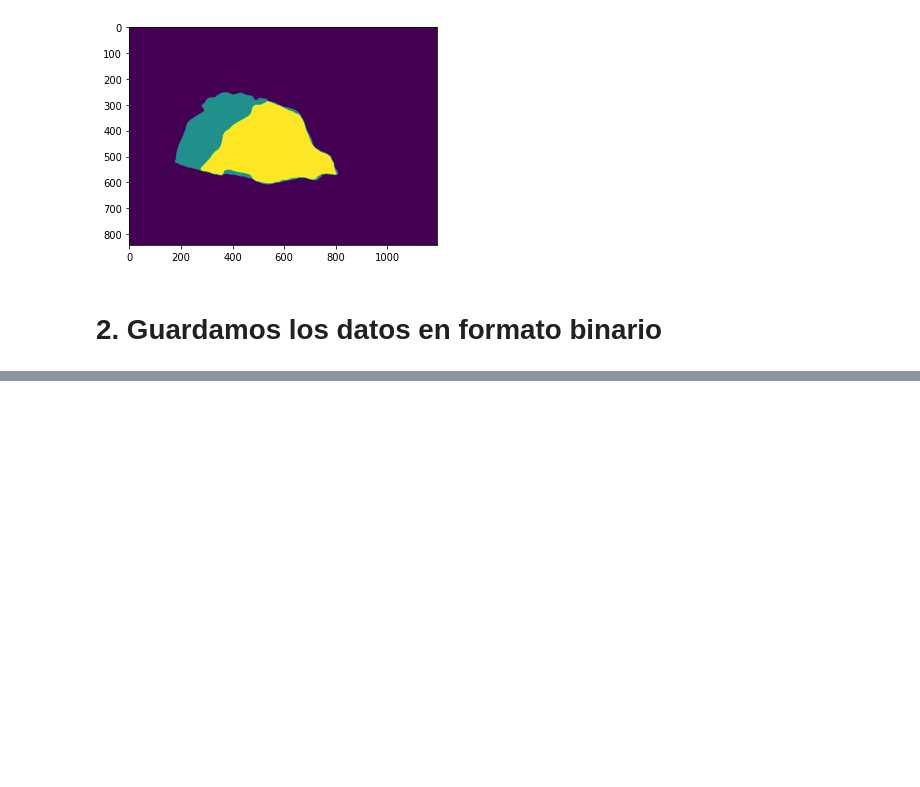
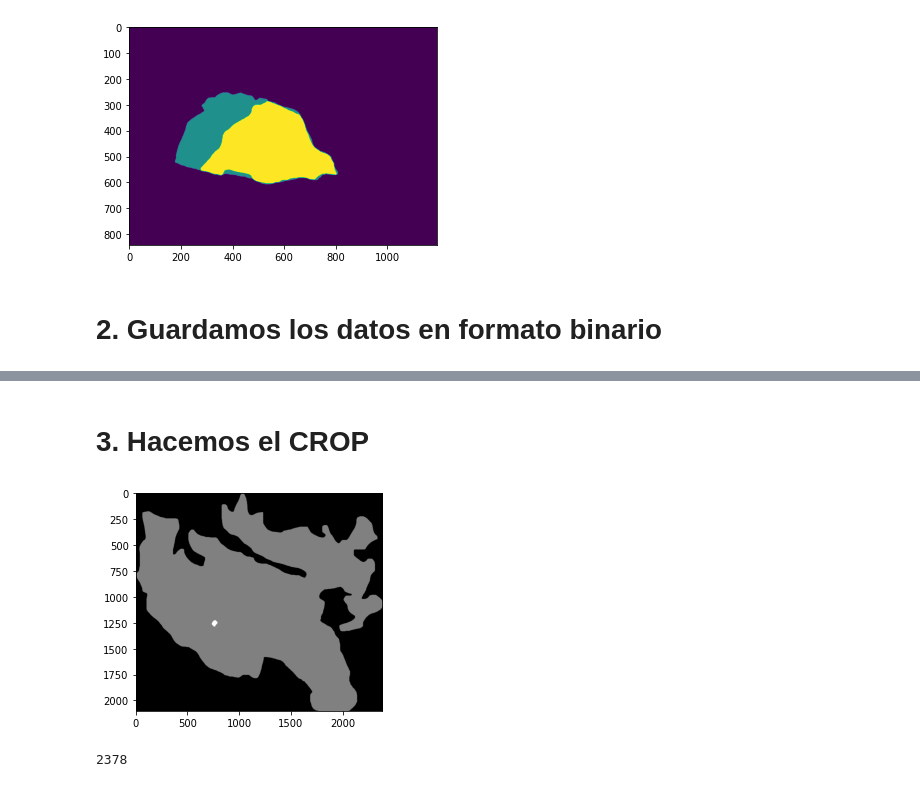
Before and after one commit to joanboterspitarch/data_forest_fires, a Jupyter notebook: create_grids.ipynb, the cells around one changed output, grey strips where cells are left out. Drawn from its saved outputs; the diff is of its cells as text; code cells hidden in the pictures; blank space fills up the shorter version.

```diff
--- a/create_grids.ipynb
+++ b/create_grids.ipynb
@@ -60,0 +50,31 @@ plt.imshow(masks['Beneixama'][:, :, -2])
+# %% [markdown]
+# 3. Hacemos el CROP
+# %%
+binary_mask = masks['Beniarda'][:, :, -1]
+rows, cols = np.nonzero(binary_mask)
+min_row, max_row = np.min(rows), np.max(rows)
+min_col, max_col = np.min(cols), np.max(cols)
+size_1, size_2 = max_row - min_row + 1, max_col - min_col + 1
+size = np.max([size_1, size_2])
+bbox = (min_row, min_col, max_row - min_row + 1, max_col - min_col + 1)
+cropped_mask = binary_mask[min_row:max_row+1, min_col:max_col+1]
+plt.imshow(cropped_mask, cmap='gray')
+plt.show()
+# %% [output]
+[figure, added]
+# %%
+def get_bounding_square(mask):
+    rows, cols = np.nonzero(mask)
+    min_row, max_row = np.min(rows), np.max(rows)
+    min_col, max_col = np.min(cols), np.max(cols)
+    size_1, size_2 = max_row - min_row + 1, max_col - min_col + 1
+    size = np.max([size_1, size_2])
+    return size
+
+sizes = [get_bounding_square(masks[name][:,:,-1]) for name in masks.keys()]
+size = np.max(sizes)
+if size%2 == 1:
+    size += 1
+size
+# %% [output]
+2378
```
Also changed, not shown: parts of 10 cells of this notebook.
